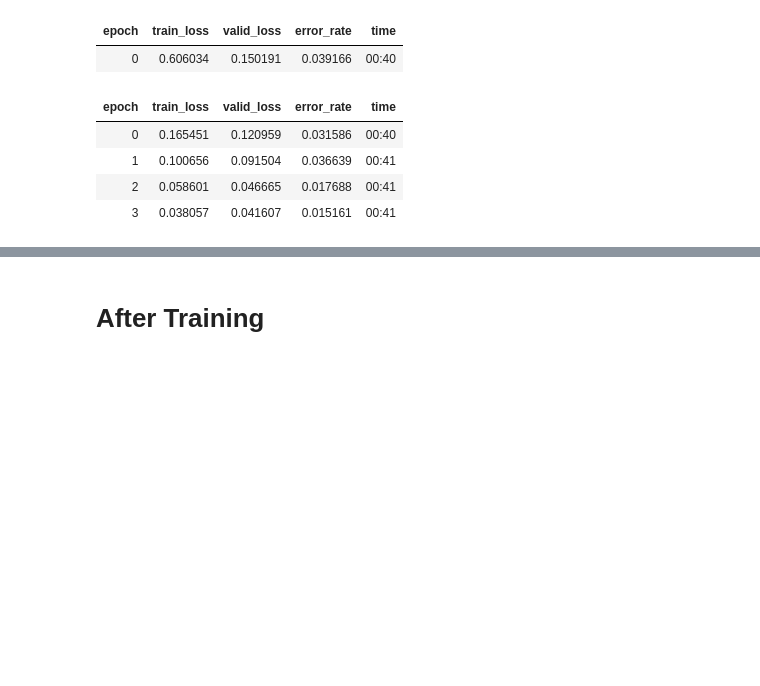
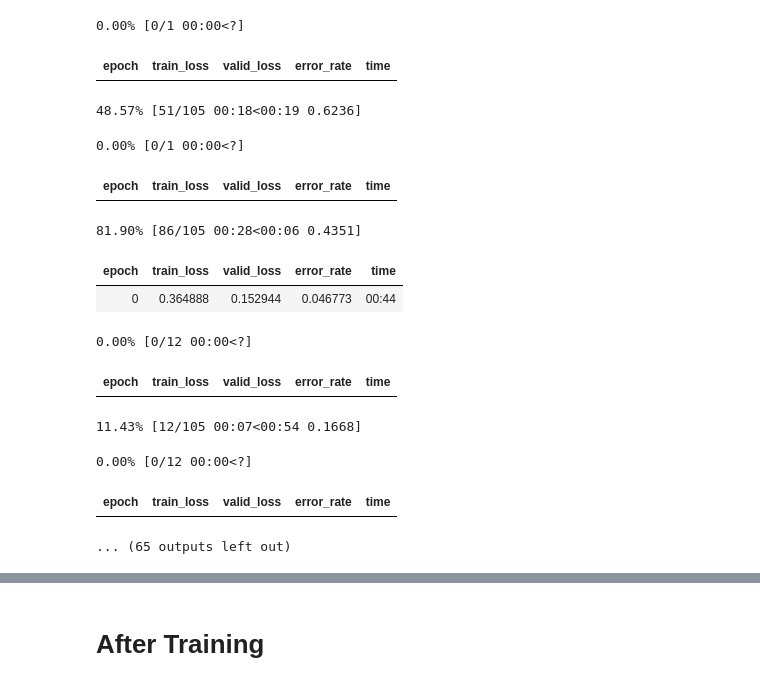
Before and after one commit to DanTulovsky/dl0, a Jupyter notebook: pepper.ipynb, the cells around one changed output, grey strips where cells are left out. Cells and saved outputs as stored; diff of their text form; code cells hidden in the pictures; blank space fills up the shorter version.

```diff
--- a/pepper.ipynb
+++ b/pepper.ipynb
@@ -28,8 +46,7 @@ db = DataBlock(
     get_items=get_image_files,
     splitter=RandomSplitter(valid_pct=0.2, seed=42),
     get_y=parent_label,
-    item_tfms=Resize(128, ResizeMethod.Pad, pad_mode='zeros'))
-    # item_tfms=RandomResizedCrop(128, min_scale=0.8))
+    item_tfms=RandomResizedCrop(224, min_scale=0.8), batch_tfms=aug_transforms())
 # %%
 dls = db.dataloaders(path)
 # %%
@@ -39,4 +56,0 @@ dls.valid.show_batch(max_n=4, nrows=1, unique=False)
-# %%
-db = db.new(item_tfms=RandomResizedCrop(224, min_scale=0.8), batch_tfms=aug_transforms())
-dls = db.dataloaders(path)
-dls.train.show_batch(max_n=4, nrows=1, unique=True)
@@ -45,14 +57,21 @@ dls.train.show_batch(max_n=4, nrows=1, unique=True)
 # %%
 learn = vision_learner(dls, resnet18, metrics=error_rate)
-learn.fine_tune(4)
+learn.fine_tune(12)
 # %% [output]
+0.00% [0/1 00:00<?]
 | epoch | train_loss | valid_loss | error_rate | time |
-| 0 | 0.606034 | 0.150191 | 0.039166 | 00:40 |
+48.57% [51/105 00:18<00:19 0.6236]
+0.00% [0/1 00:00<?]
 | epoch | train_loss | valid_loss | error_rate | time |
-| 0 | 0.165451 | 0.120959 | 0.031586 | 00:40 |
-| 1 | 0.100656 | 0.091504 | 0.036639 | 00:41 |
-| 2 | 0.058601 | 0.046665 | 0.017688 | 00:41 |
-| 3 | 0.038057 | 0.041607 | 0.015161 | 00:41 |
+81.90% [86/105 00:28<00:06 0.4351]
+| epoch | train_loss | valid_loss | error_rate | time |
+| 0 | 0.364888 | 0.152944 | 0.046773 | 00:44 |
+0.00% [0/12 00:00<?]
+| epoch | train_loss | valid_loss | error_rate | time |
+11.43% [12/105 00:07<00:54 0.1668]
+0.00% [0/12 00:00<?]
+| epoch | train_loss | valid_loss | error_rate | time |
+... (65 outputs left out)
 # %%
 interp = ClassificationInterpretation.from_learner(learn)
 interp.plot_confusion_matrix()
```
Also changed, not shown: parts of 22 cells of this notebook.
